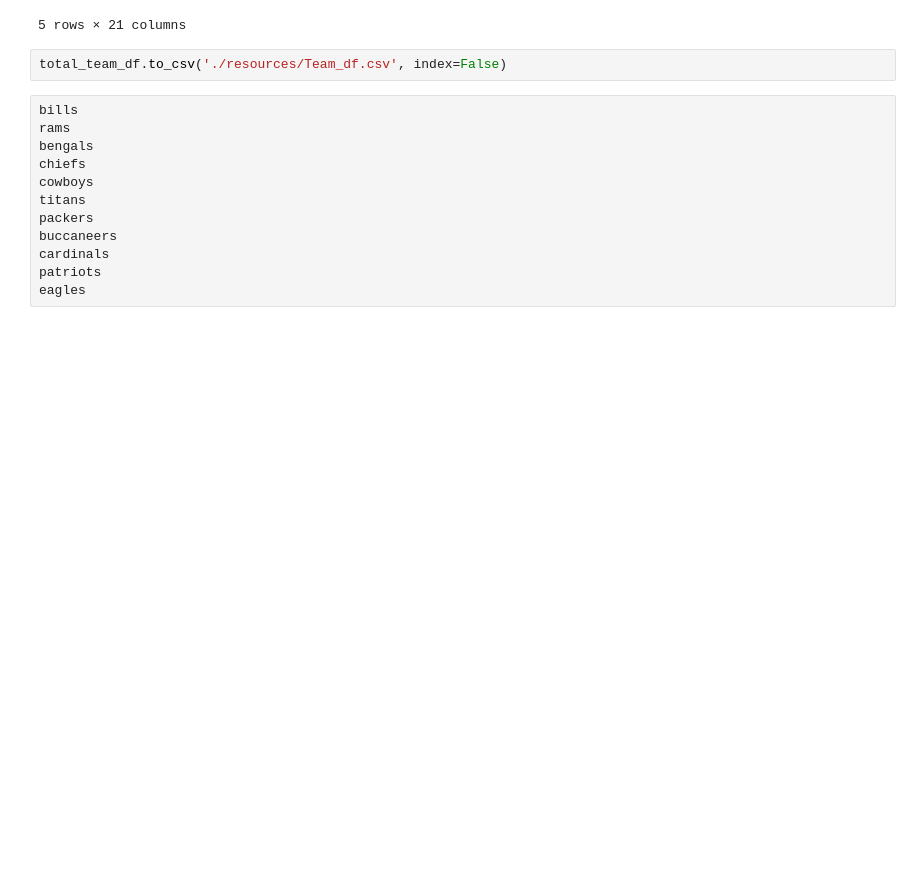
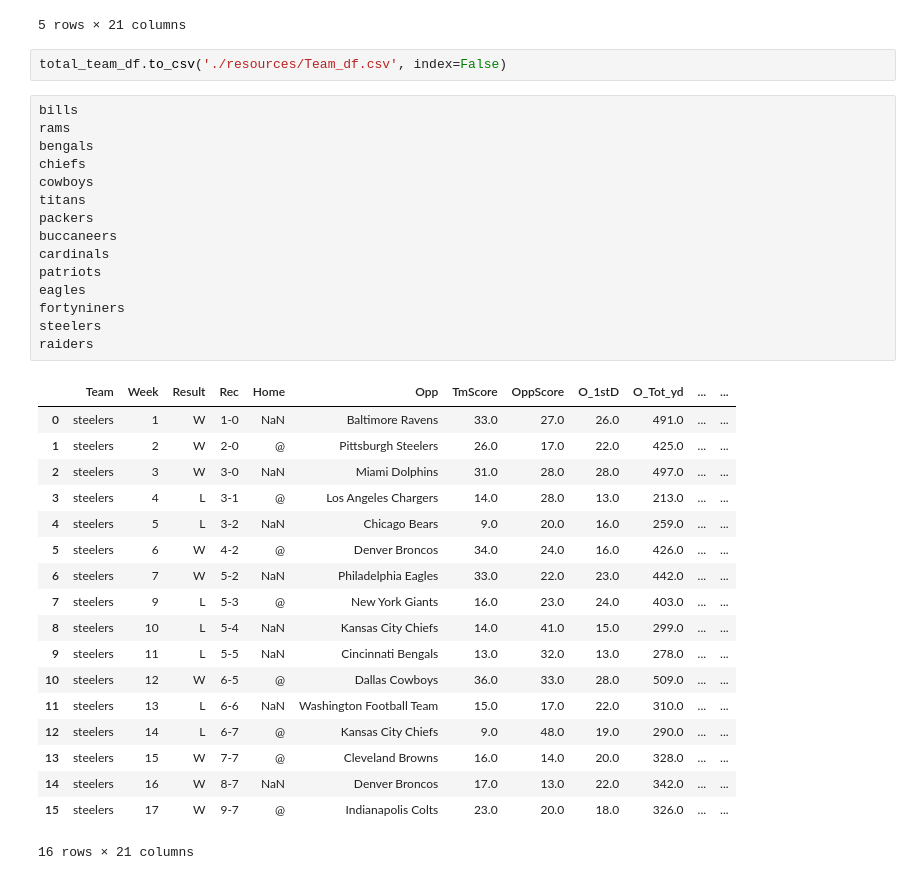
Before and after one commit to stefimaz/Praedico, a Jupyter notebook: Teamcsv.ipynb, the cells around one changed output. Cells and saved outputs as stored; diff of their text form; blank space fills up the shorter version.

```diff
--- a/Teamcsv.ipynb
+++ b/Teamcsv.ipynb
@@ -172,12 +191,34 @@ total_team_df.to_csv('./resources/Team_df.csv', index=False)
 # %%
 bills
 rams
 bengals
 chiefs
 cowboys
 titans
 packers
 buccaneers
 cardinals
 patriots
 eagles
+fortyniners
+steelers
+raiders
+# %% [output]
+|  | Team | Week | Result | Rec | Home | Opp | TmScore | OppScore | O_1stD | O_Tot_yd | ... | ... |
+| 0 | steelers | 1 | W | 1-0 | NaN | Baltimore Ravens | 33.0 | 27.0 | 26.0 | 491.0 | ... | ... |
+| 1 | steelers | 2 | W | 2-0 | @ | Pittsburgh Steelers | 26.0 | 17.0 | 22.0 | 425.0 | ... | ... |
+| 2 | steelers | 3 | W | 3-0 | NaN | Miami Dolphins | 31.0 | 28.0 | 28.0 | 497.0 | ... | ... |
+| 3 | steelers | 4 | L | 3-1 | @ | Los Angeles Chargers | 14.0 | 28.0 | 13.0 | 213.0 | ... | ... |
+| 4 | steelers | 5 | L | 3-2 | NaN | Chicago Bears | 9.0 | 20.0 | 16.0 | 259.0 | ... | ... |
+| 5 | steelers | 6 | W | 4-2 | @ | Denver Broncos | 34.0 | 24.0 | 16.0 | 426.0 | ... | ... |
+| 6 | steelers | 7 | W | 5-2 | NaN | Philadelphia Eagles | 33.0 | 22.0 | 23.0 | 442.0 | ... | ... |
+| 7 | steelers | 9 | L | 5-3 | @ | New York Giants | 16.0 | 23.0 | 24.0 | 403.0 | ... | ... |
+| 8 | steelers | 10 | L | 5-4 | NaN | Kansas City Chiefs | 14.0 | 41.0 | 15.0 | 299.0 | ... | ... |
+| 9 | steelers | 11 | L | 5-5 | NaN | Cincinnati Bengals | 13.0 | 32.0 | 13.0 | 278.0 | ... | ... |
+| 10 | steelers | 12 | W | 6-5 | @ | Dallas Cowboys | 36.0 | 33.0 | 28.0 | 509.0 | ... | ... |
+| 11 | steelers | 13 | L | 6-6 | NaN | Washington Football Team | 15.0 | 17.0 | 22.0 | 310.0 | ... | ... |
+| 12 | steelers | 14 | L | 6-7 | @ | Kansas City Chiefs | 9.0 | 48.0 | 19.0 | 290.0 | ... | ... |
+| 13 | steelers | 15 | W | 7-7 | @ | Cleveland Browns | 16.0 | 14.0 | 20.0 | 328.0 | ... | ... |
+| 14 | steelers | 16 | W | 8-7 | NaN | Denver Broncos | 17.0 | 13.0 | 22.0 | 342.0 | ... | ... |
+| 15 | steelers | 17 | W | 9-7 | @ | Indianapolis Colts | 23.0 | 20.0 | 18.0 | 326.0 | ... | ... |
+16 rows × 21 columns
```
Also changed, not shown: parts of 5 cells of this notebook, 7 other files.
